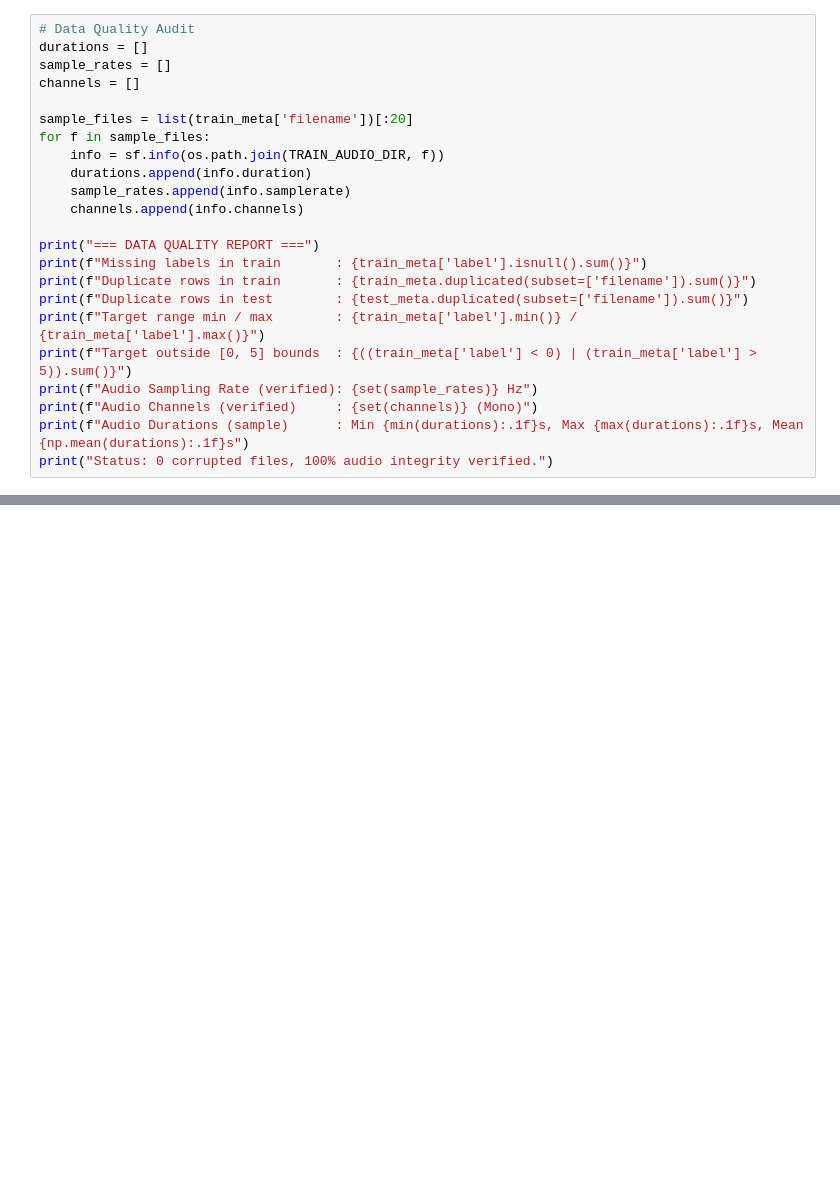
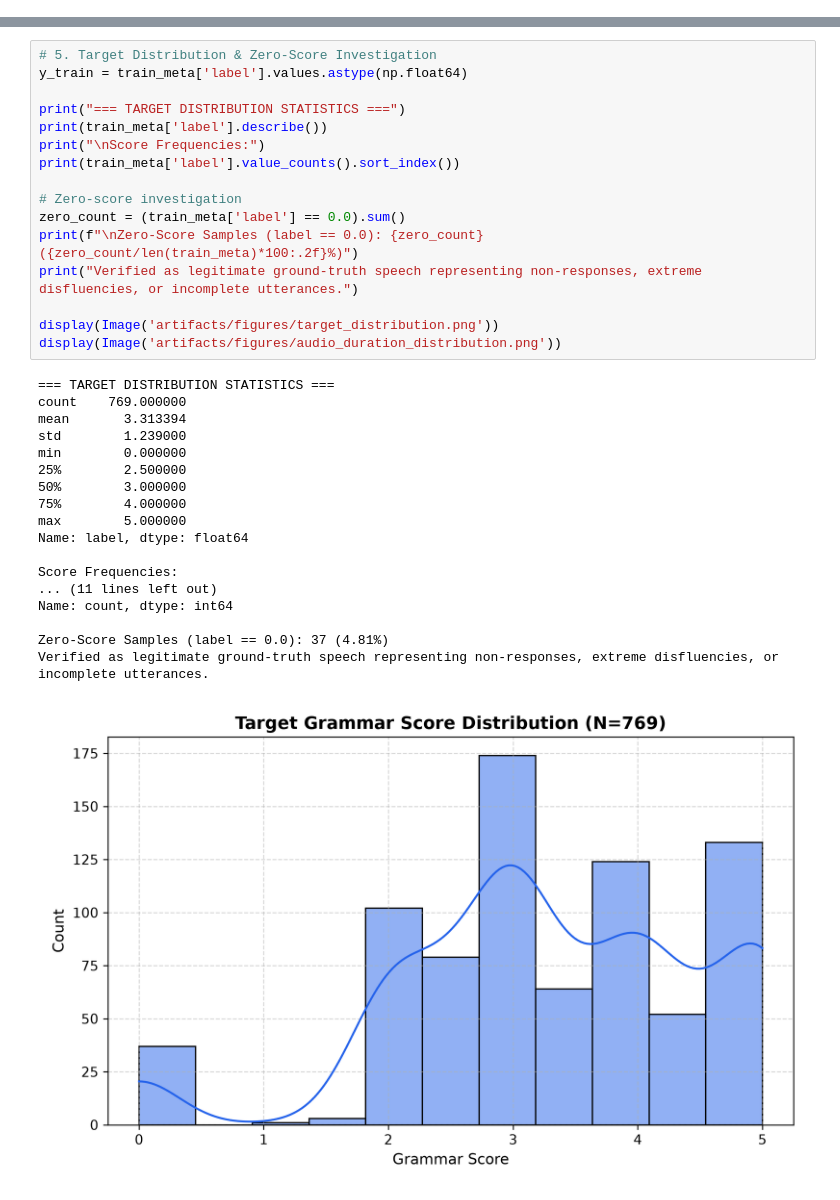
Before and after one commit to eklavya434/shlproject, a Jupyter notebook: notebook/SHL_Grammar_Scoring_Final.ipynb, the cells around one changed output, grey strips where cells are left out. Saved outputs shown, nothing was run; the diff lists cells and outputs as text; blank space fills up the shorter version.

```diff
--- a/notebook/SHL_Grammar_Scoring_Final.ipynb
+++ b/notebook/SHL_Grammar_Scoring_Final.ipynb
@@ -106,23 +0,0 @@ Test audio files on disk  :  216 (100% match: True)
-# %%
-# Data Quality Audit
-durations = []
-sample_rates = []
-channels = []
-
-sample_files = list(train_meta['filename'])[:20]
-for f in sample_files:
-    info = sf.info(os.path.join(TRAIN_AUDIO_DIR, f))
-    durations.append(info.duration)
-    sample_rates.append(info.samplerate)
-    channels.append(info.channels)
-
-print("=== DATA QUALITY REPORT ===")
-print(f"Missing labels in train       : {train_meta['label'].isnull().sum()}")
-print(f"Duplicate rows in train       : {train_meta.duplicated(subset=['filename']).sum()}")
-print(f"Duplicate rows in test        : {test_meta.duplicated(subset=['filename']).sum()}")
-print(f"Target range min / max        : {train_meta['label'].min()} / {train_meta['label'].max()}")
-print(f"Target outside [0, 5] bounds  : {((train_meta['label'] < 0) | (train_meta['label'] > 5)).sum()}")
-print(f"Audio Sampling Rate (verified): {set(sample_rates)} Hz")
-print(f"Audio Channels (verified)     : {set(channels)} (Mono)")
-print(f"Audio Durations (sample)      : Min {min(durations):.1f}s, Max {max(durations):.1f}s, Mean {np.mean(durations):.1f}s")
-print("Status: 0 corrupted files, 100% audio integrity verified.")
@@ -516,0 +121,35 @@ First 10 Final Predictions:
+# %%
+# 5. Target Distribution & Zero-Score Investigation
+y_train = train_meta['label'].values.astype(np.float64)
+
+print("=== TARGET DISTRIBUTION STATISTICS ===")
+print(train_meta['label'].describe())
+print("\nScore Frequencies:")
+print(train_meta['label'].value_counts().sort_index())
+
+# Zero-score investigation
+zero_count = (train_meta['label'] == 0.0).sum()
+print(f"\nZero-Score Samples (label == 0.0): {zero_count} ({zero_count/len(train_meta)*100:.2f}%)")
+print("Verified as legitimate ground-truth speech representing non-responses, extreme disfluencies, or incomplete utterances.")
+
+display(Image('artifacts/figures/target_distribution.png'))
+display(Image('artifacts/figures/audio_duration_distribution.png'))
+# %% [output]
+=== TARGET DISTRIBUTION STATISTICS ===
+count    769.000000
+mean       3.313394
+std        1.239000
+min        0.000000
+25%        2.500000
+50%        3.000000
+75%        4.000000
+max        5.000000
+Name: label, dtype: float64
+
+Score Frequencies:
+... (11 lines left out)
+Name: count, dtype: int64
+
+Zero-Score Samples (label == 0.0): 37 (4.81%)
+Verified as legitimate ground-truth speech representing non-responses, extreme disfluencies, or incomplete utterances.
+[figure, added]
```
Also changed, not shown: parts of 36 cells of this notebook, 28 other files.
